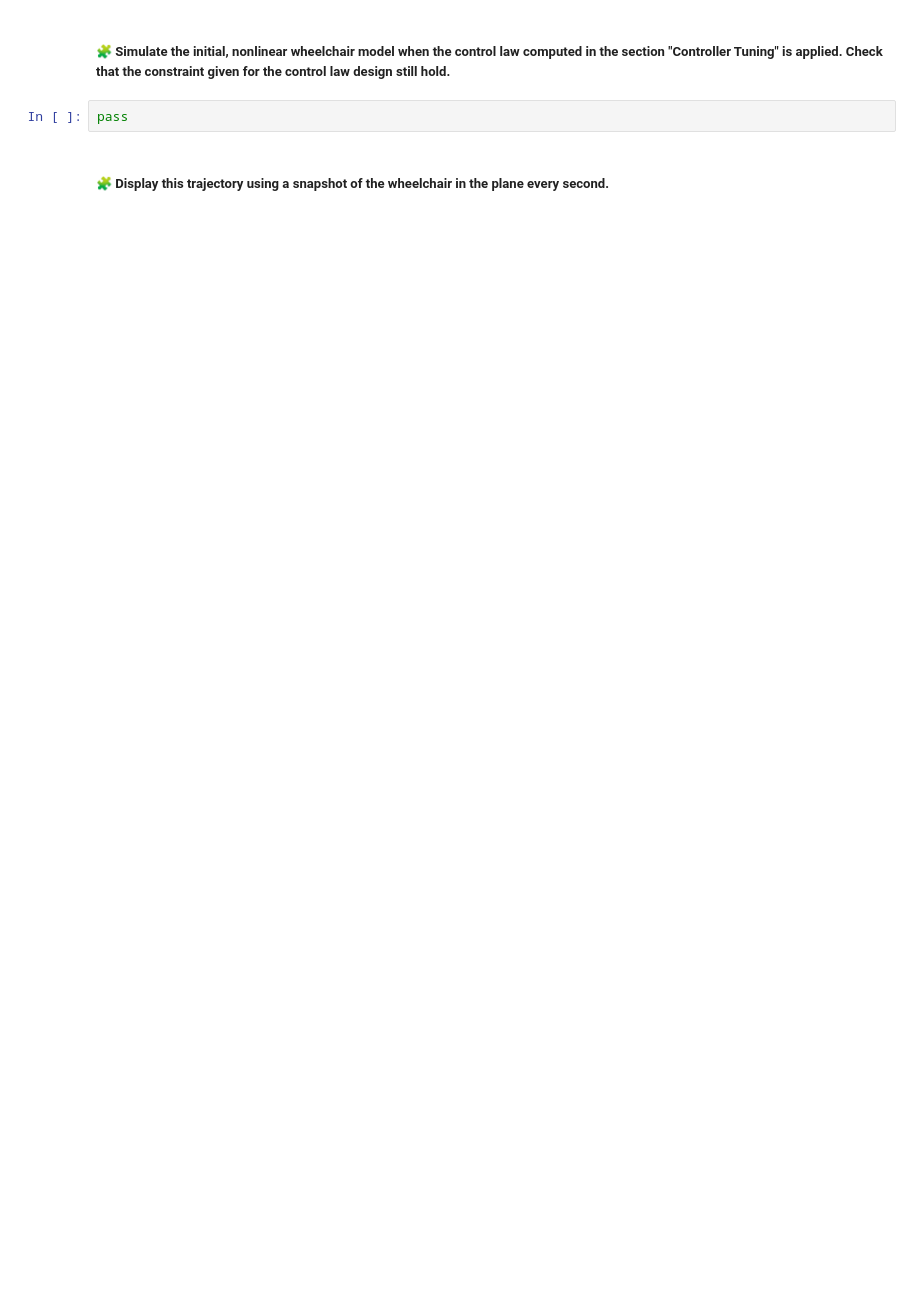
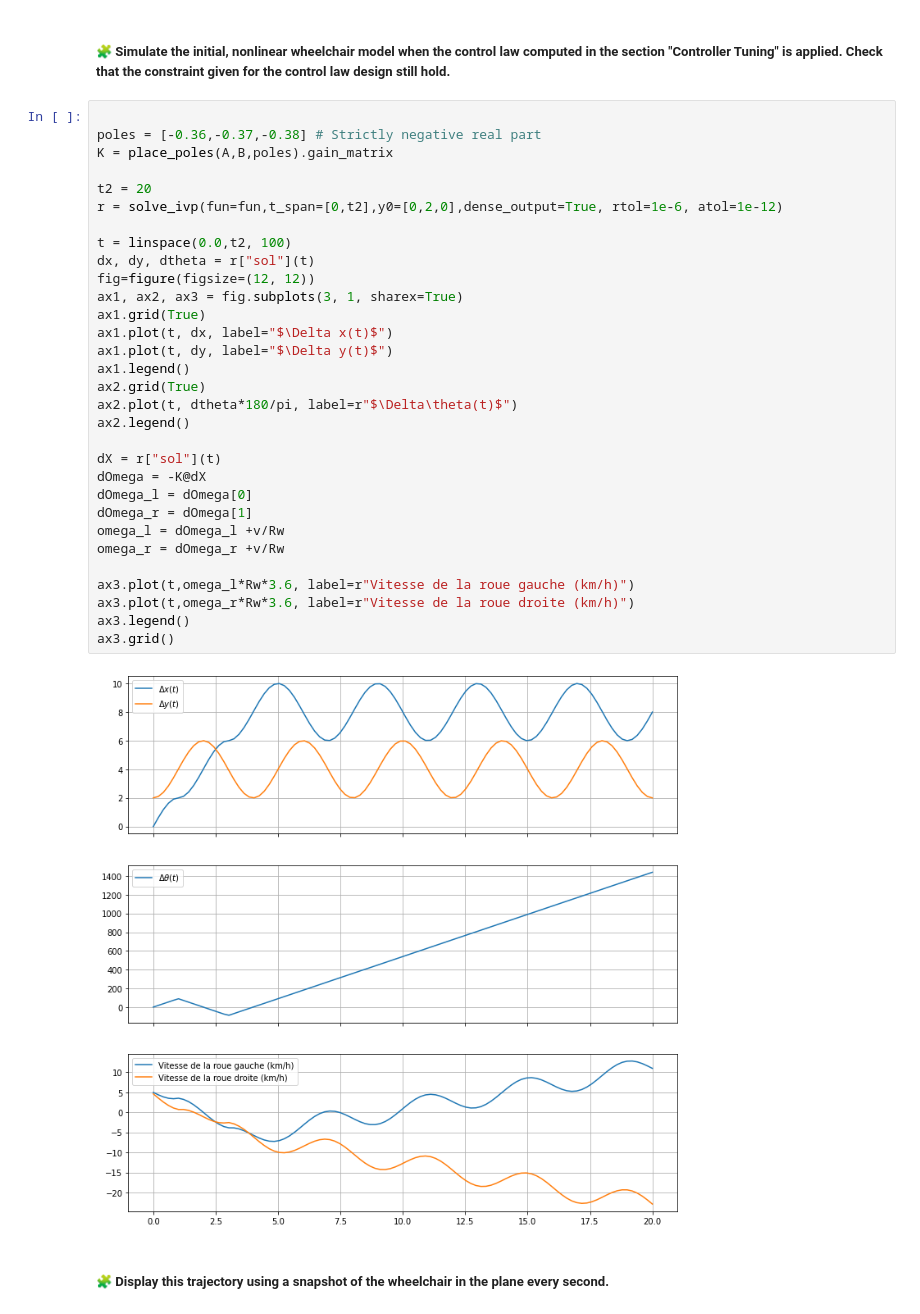
Before and after one commit to marwalabay1/control-engineering-with-python-project-2022-2023, a Jupyter notebook: Project-2 (1).ipynb, the cells around one changed output. Drawn from its saved outputs; the diff is of its cells as text; blank space fills up the shorter version.

```diff
--- a/Project-2 (1).ipynb
+++ b/Project-2 (1).ipynb
@@ -638,6 +669,37 @@ pass
 # %% [markdown]
 ##### 🧩 Simulate the initial, nonlinear wheelchair model when the control law computed in the section "Controller Tuning" is applied. Check that the constraint given for the control law design still hold.
-# %%
-pass
+# %%
+
+poles = [-0.36,-0.37,-0.38] # Strictly negative real part
+K = place_poles(A,B,poles).gain_matrix
+
+t2 = 20
+r = solve_ivp(fun=fun,t_span=[0,t2],y0=[0,2,0],dense_output=True, rtol=1e-6, atol=1e-12)
+
+t = linspace(0.0,t2, 100)
+dx, dy, dtheta = r["sol"](t)
+fig=figure(figsize=(12, 12))
+ax1, ax2, ax3 = fig.subplots(3, 1, sharex=True)
+ax1.grid(True)
+ax1.plot(t, dx, label="$\Delta x(t)$")
+ax1.plot(t, dy, label="$\Delta y(t)$")
+ax1.legend()
+ax2.grid(True)
+ax2.plot(t, dtheta*180/pi, label=r"$\Delta\theta(t)$")
+ax2.legend()
+
+dX = r["sol"](t)
+dOmega = -K@dX
+dOmega_l = dOmega[0]
+dOmega_r = dOmega[1]
+omega_l = dOmega_l +v/Rw
+omega_r = dOmega_r +v/Rw
+
+ax3.plot(t,omega_l*Rw*3.6, label=r"Vitesse de la roue gauche (km/h)")
+ax3.plot(t,omega_r*Rw*3.6, label=r"Vitesse de la roue droite (km/h)")
+ax3.legend()
+ax3.grid()
+# %% [output]
+[figure, added]
 # %% [markdown]
 ##### 🧩 Display this trajectory using a snapshot of the wheelchair in the plane every second.
```
Also changed, not shown: parts of 6 cells of this notebook.
